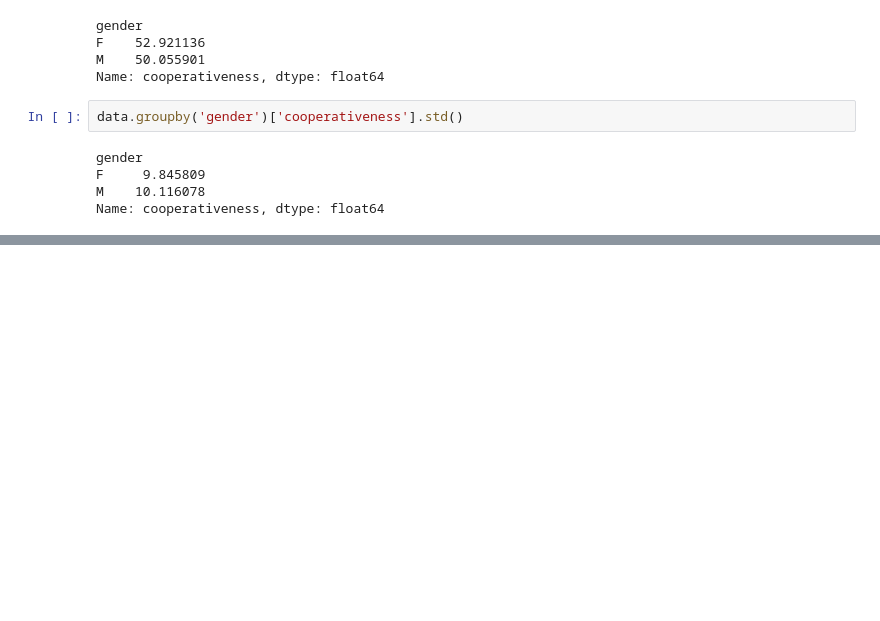
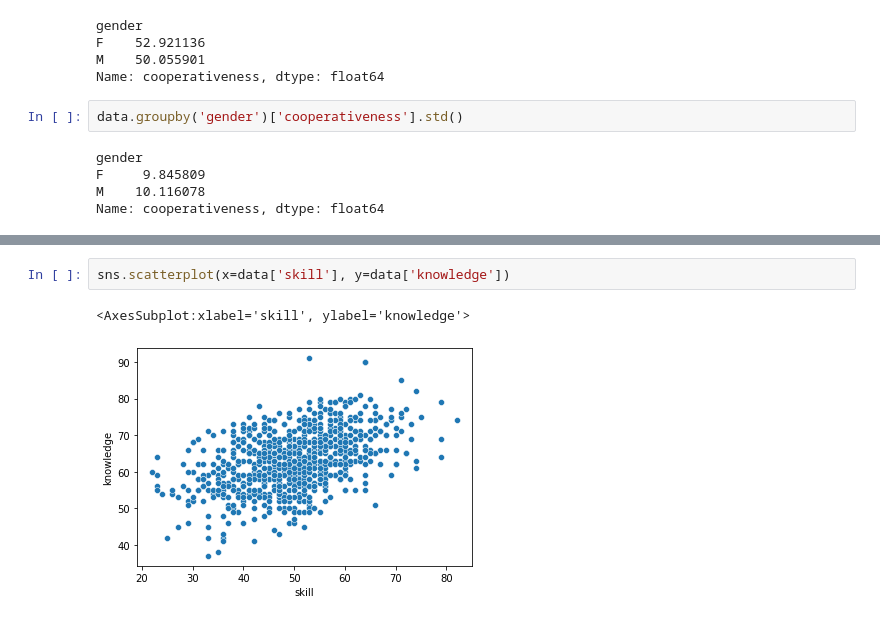
Before and after one commit to ceshmina/learn-statistical-modeling, a Jupyter notebook: work/multivariate/chapter1.ipynb, the cells around one changed output, grey strips where cells are left out. Cells and saved outputs as stored; diff of their text form; blank space fills up the shorter version.

```diff
--- a/work/multivariate/chapter1.ipynb
+++ b/work/multivariate/chapter1.ipynb
@@ -137,0 +243,5 @@ Name: cooperativeness, dtype: float64
+# %%
+sns.scatterplot(x=data['skill'], y=data['knowledge'])
+# %% [output]
+<AxesSubplot:xlabel='skill', ylabel='knowledge'>
+[figure, added]
```
Also changed, not shown: parts of 18 cells of this notebook, 1 other file.
